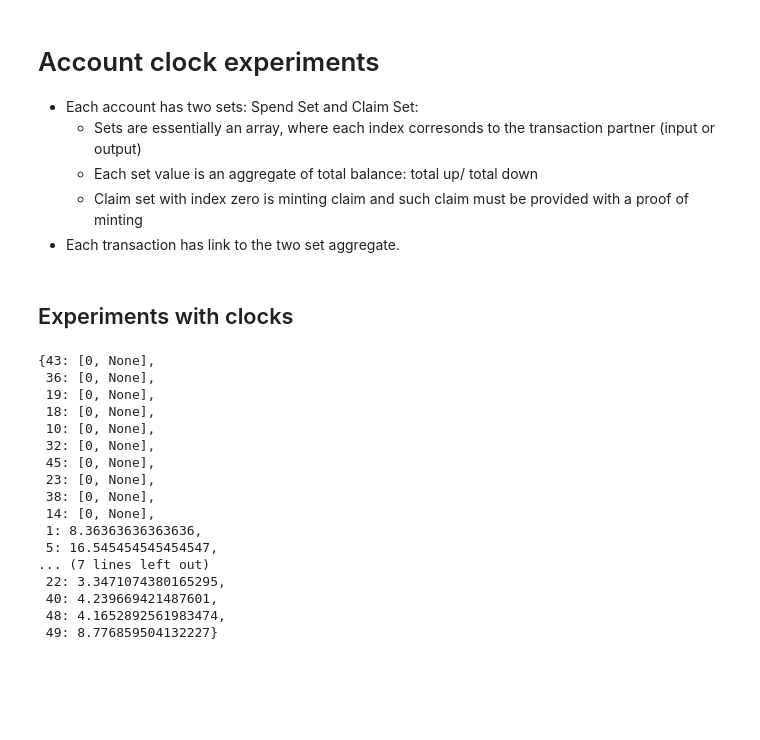
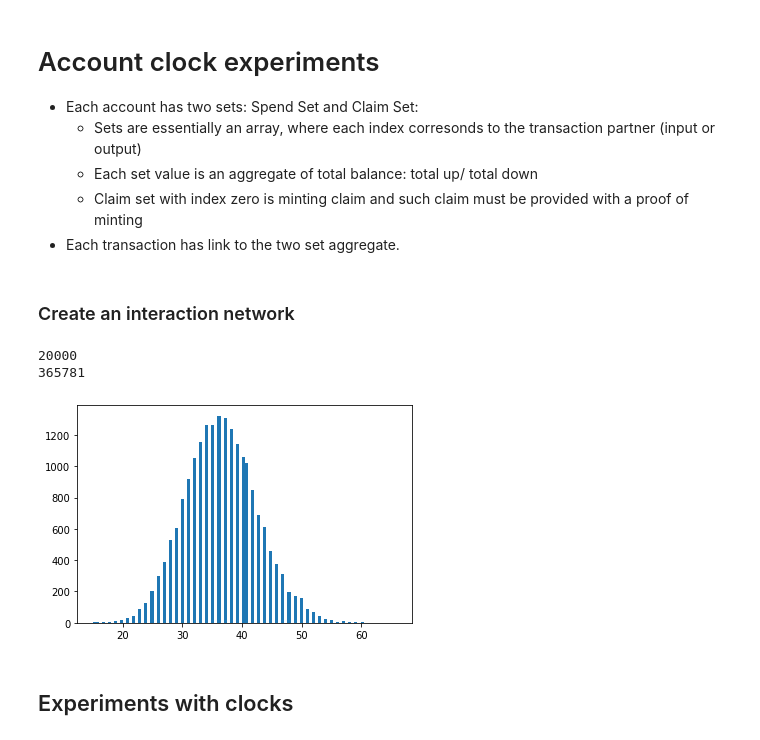
Before and after one commit to grimadas/accountability_experiments, a Jupyter notebook: Trustchain_risk.ipynb, the cells around one changed output. Saved outputs shown, nothing was run; the diff lists cells and outputs as text; code cells hidden in the pictures; blank space fills up the shorter version.

```diff
--- a/Trustchain_risk.ipynb
+++ b/Trustchain_risk.ipynb
@@ -18,3 +18,5 @@ from random import random
     + Each set value is an aggregate of total balance: total up/ total down
     + Claim set with index zero is minting claim and such claim must be provided with a proof of minting
 - Each transaction has link to the two set aggregate.
+# %% [markdown]
+### Create an interaction network
@@ -21,2 +25,49 @@ from random import random
+# %%
+# Auxilary functions
+def construct_graph(filename):
+    G = nx.Graph()
+    with open(filename, "r") as csvfile:
+        first = True
+        for k in csvfile:
+            if first:
+                first = False
+                continue
+            a, b = k.split(",")
+            G.add_edge(int(a), int(b))
+    return G
+
+
+def query_neighbors(G, p1, pn):
+    '''
+    p1 queries pn about neighbors of the graph G
+    '''
+    # Honest answer
+    return G[pn]
+
+
+# initialize peers/ Create and Overlay network
+N = 20000
+#G = construct_graph("GraphDynamics/peer_connections.log.txt")
+M = N**(1/3) * N
+p = (log(N) - log(log(N))+1)/(1-log(log(N))/3)
+p = p / N
+G = nx.gnp_random_graph(N, p)
+#G = nx.gnm_random_graph(N, p*N*N)
+
+#G = construct_graph("/home/bulat/project/DetectionExperiments/noodles/Datasets/test_peers_q.log")
+# Discovery community after 210 seconds
+print(G.number_of_nodes())
+print(G.number_of_edges())
+x = sorted([d for n, d in G.degree()], reverse=True)
+
+fig = plt.figure()
+ax = fig.add_subplot(111)
+n, bins, rectangles = ax.hist(x, 100, density=False)
+fig.canvas.draw()
+plt.show()
+# %% [output]
+20000
+365781
+[figure, added]
 # %% [markdown]
 ## Experiments with clocks
@@ -182,21 +242 @@ class Peer:
-# %%
-peers[3].verified_balance
-# %% [output]
-{43: [0, None],
- 36: [0, None],
- 19: [0, None],
- 18: [0, None],
- 10: [0, None],
- 32: [0, None],
- 45: [0, None],
- 23: [0, None],
- 38: [0, None],
- 14: [0, None],
- 1: 8.36363636363636,
- 5: 16.545454545454547,
-... (7 lines left out)
- 22: 3.3471074380165295,
- 40: 4.239669421487601,
- 48: 4.1652892561983474,
- 49: 8.776859504132227}
 # %%
```
Also changed, not shown: parts of 30 cells of this notebook.
